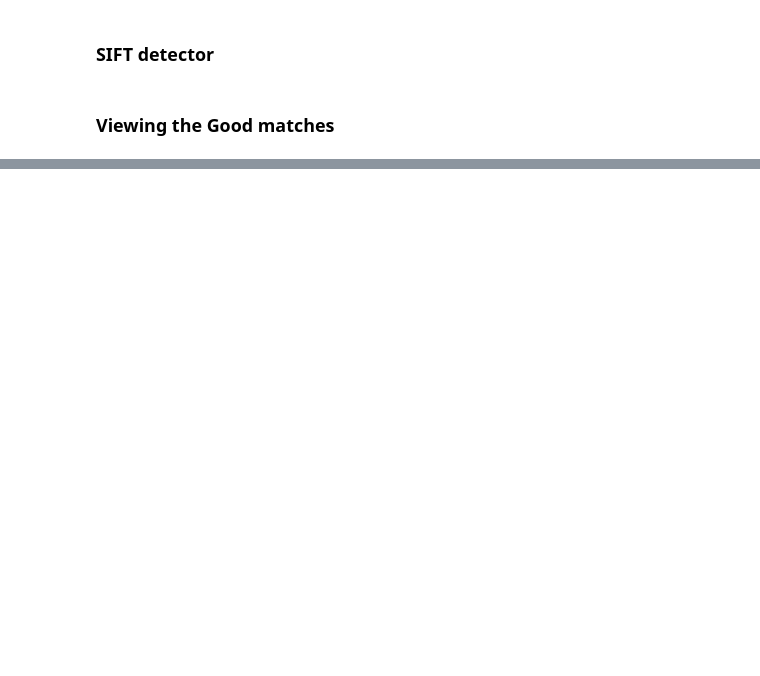
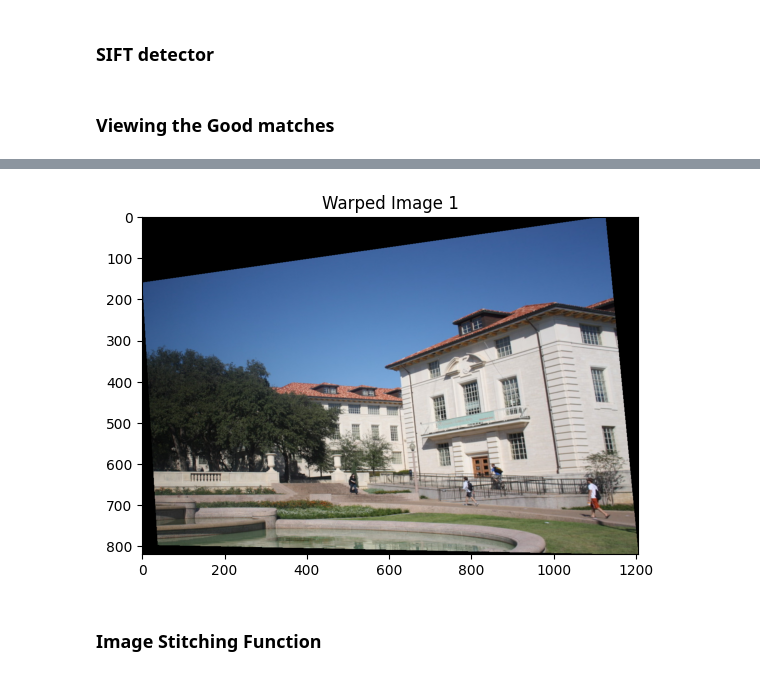
Before and after one commit to Noureldeen73/Augmented-reality-image-stitching, a Jupyter notebook: Mosaics.ipynb, the cells around one changed output, grey strips where cells are left out. Saved outputs shown, nothing was run; the diff lists cells and outputs as text; code cells hidden in the pictures; blank space fills up the shorter version.

```diff
--- a/Mosaics.ipynb
+++ b/Mosaics.ipynb
@@ -138,0 +246,10 @@ Homography Matrix:
+# %%
+warped_img1, _ = inverse_warp(img1, H)
+
+plt.imshow(cv2.cvtColor(warped_img1, cv2.COLOR_BGR2RGB))
+plt.title("Warped Image 1")
+plt.show()
+# %% [output]
+[figure, added]
+# %% [markdown]
+### Image Stitching Function
```
Also changed, not shown: parts of 12 cells of this notebook, 2 other files.
